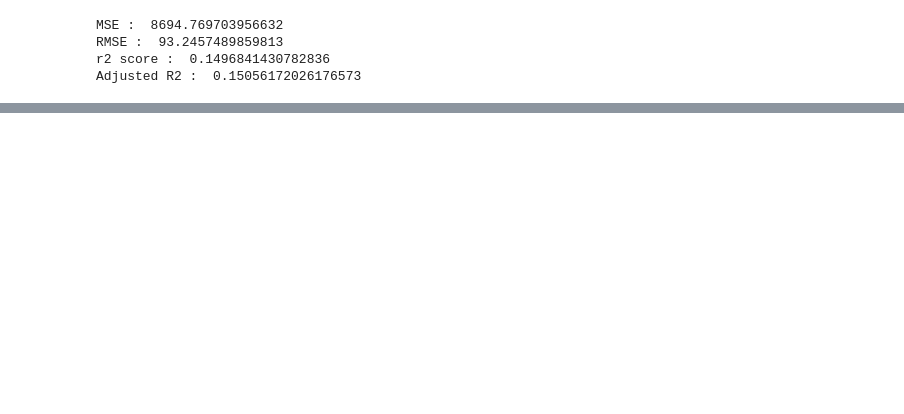
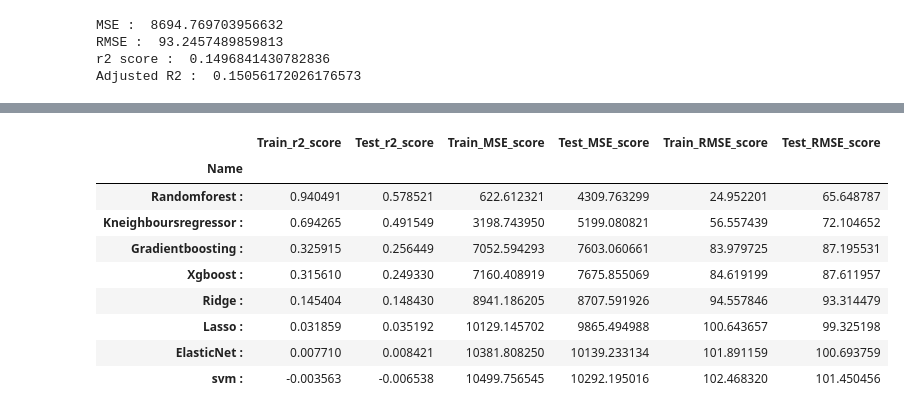
Before and after one commit to milanajudiya/Appliances_Energy_Prediction, a Jupyter notebook: Appliances_Energy_Prediction.ipynb, the cells around one changed output, grey strips where cells are left out. Saved outputs shown, nothing was run; the diff lists cells and outputs as text; code cells hidden in the pictures; blank space fills up the shorter version.

```diff
--- a/Appliances_Energy_Prediction.ipynb
+++ b/Appliances_Energy_Prediction.ipynb
@@ -568,0 +730,13 @@ Adjusted R2 :  0.15056172026176573
+# %%
+model_dataframe
+# %% [output]
+|  | Train_r2_score | Test_r2_score | Train_MSE_score | Test_MSE_score | Train_RMSE_score | Test_RMSE_score |
+| Name |  |  |  |  |  |  |
+| Randomforest : | 0.940491 | 0.578521 | 622.612321 | 4309.763299 | 24.952201 | 65.648787 |
+| Kneighboursregressor : | 0.694265 | 0.491549 | 3198.743950 | 5199.080821 | 56.557439 | 72.104652 |
+| Gradientboosting : | 0.325915 | 0.256449 | 7052.594293 | 7603.060661 | 83.979725 | 87.195531 |
+| Xgboost : | 0.315610 | 0.249330 | 7160.408919 | 7675.855069 | 84.619199 | 87.611957 |
+| Ridge : | 0.145404 | 0.148430 | 8941.186205 | 8707.591926 | 94.557846 | 93.314479 |
+| Lasso : | 0.031859 | 0.035192 | 10129.145702 | 9865.494988 | 100.643657 | 99.325198 |
+| ElasticNet : | 0.007710 | 0.008421 | 10381.808250 | 10139.233134 | 101.891159 | 100.693759 |
+| svm : | -0.003563 | -0.006538 | 10499.756545 | 10292.195016 | 102.468320 | 101.450456 |
```
Also changed, not shown: parts of 22 cells of this notebook.
